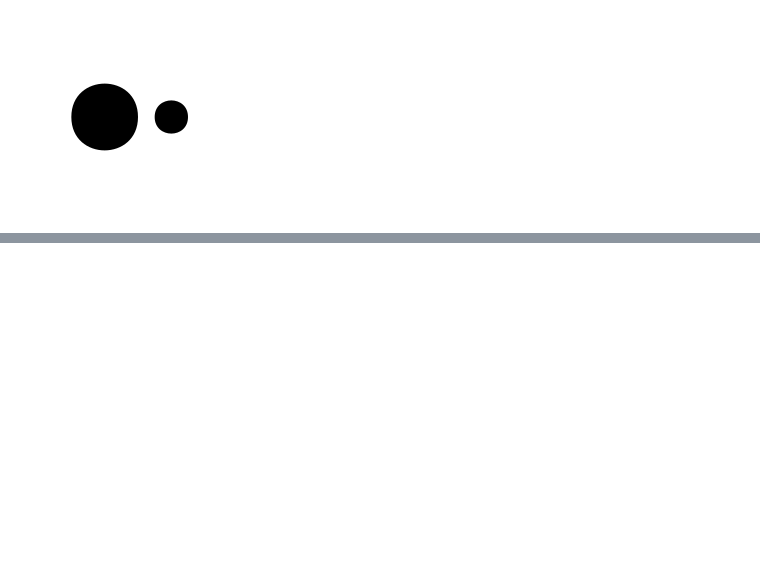
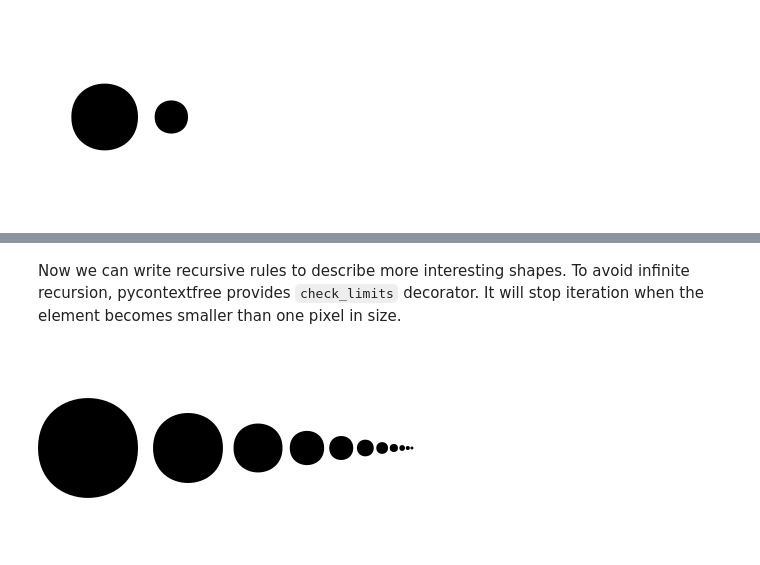
Before and after one commit to undertherain/pycontextfree, a Jupyter notebook: examples/tutorial.ipynb, the cells around one changed output, grey strips where cells are left out. Cells and saved outputs as stored; diff of their text form; code cells hidden in the pictures; blank space fills up the shorter version.

```diff
--- a/examples/tutorial.ipynb
+++ b/examples/tutorial.ipynb
@@ -66,0 +79,16 @@ cf.display_ipython()
+# %% [markdown]
+Now we can write recursive rules to describe more interesting shapes.
+To avoid infinite recursion, pycontextfree provides `check_limits` decorator. It will stop iteration when the element becomes smaller than one pixel in size.
+# %%
+cf.init(canvas_size=(400, 200), background_color="#ffffff")
+@cf.check_limits
+def infinite_circles():
+    cf.circle()
+    with cf.translate(1, 0):
+        with cf.scale(0.7):
+            infinite_circles()
+with cf.scale(2):
+    infinite_circles()
+cf.display_ipython()
+# %% [output]
+[figure, added]
```
Also changed, not shown: parts of 12 cells of this notebook, 2 other files.
